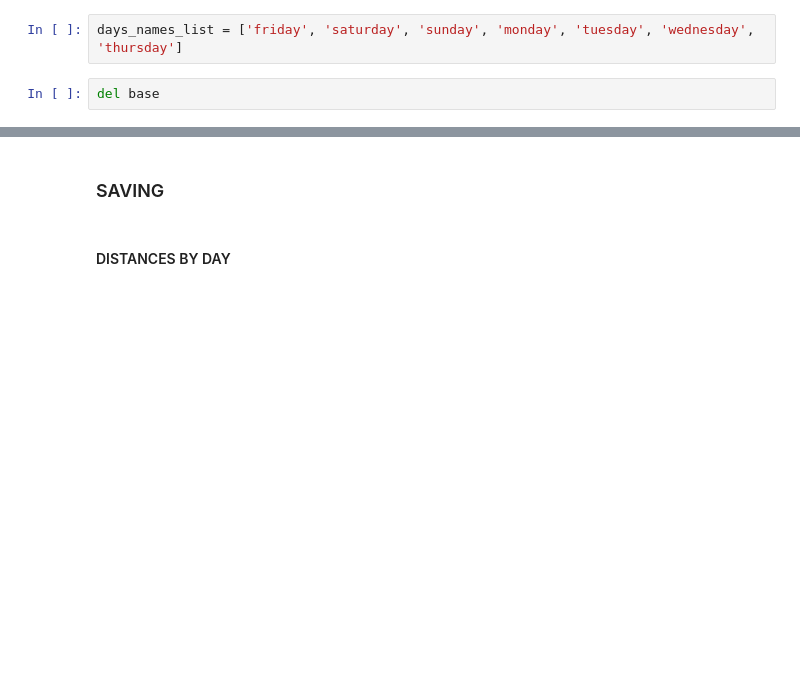
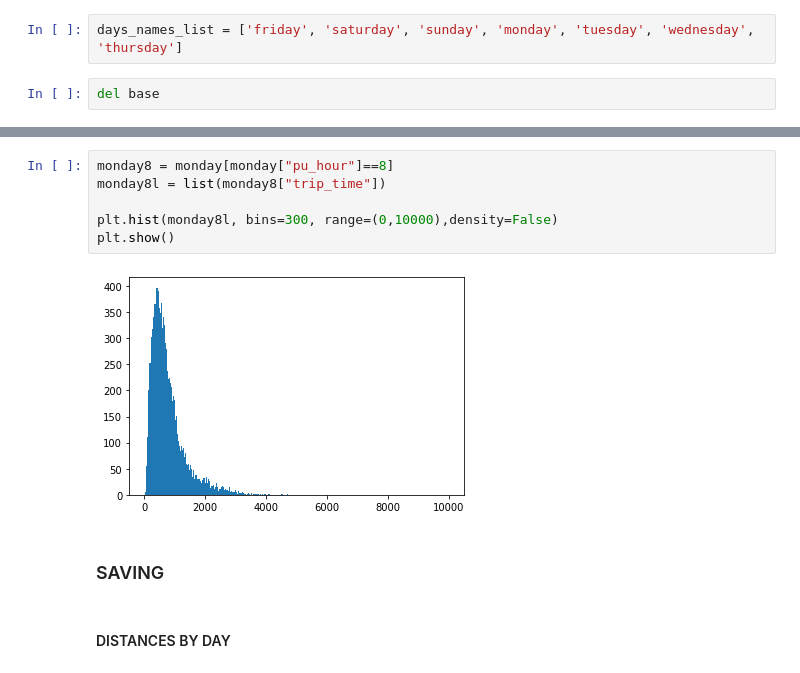
Before and after one commit to saortizag/tny, a Jupyter notebook: data/process_data.ipynb, the cells around one changed output, grey strips where cells are left out. Drawn from its saved outputs; the diff is of its cells as text; blank space fills up the shorter version.

```diff
--- a/data/process_data.ipynb
+++ b/data/process_data.ipynb
@@ -236,3 +256,11 @@ monday.head()
+# %%
+monday8 = monday[monday["pu_hour"]==8]
+monday8l = list(monday8["trip_time"])
+
+plt.hist(monday8l, bins=300, range=(0,10000),density=False)
+plt.show()
+# %% [output]
+[figure, added]
 # %% [markdown]
 ### SAVING
 # %% [markdown]
```
Also changed, not shown: parts of 66 cells of this notebook.
